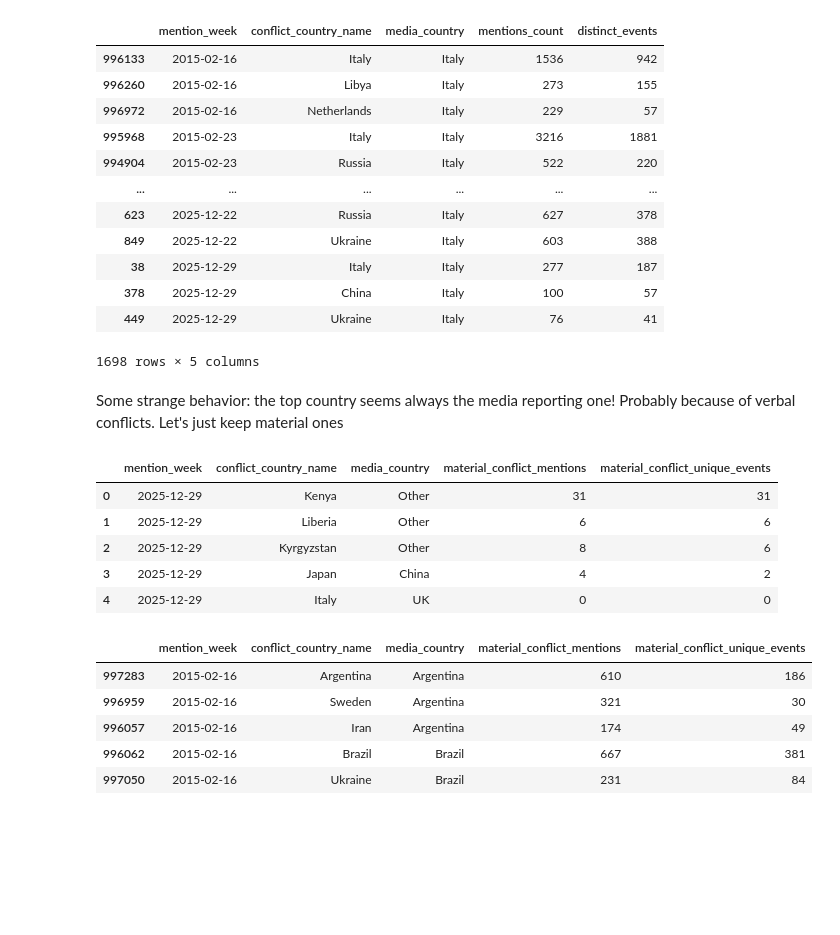
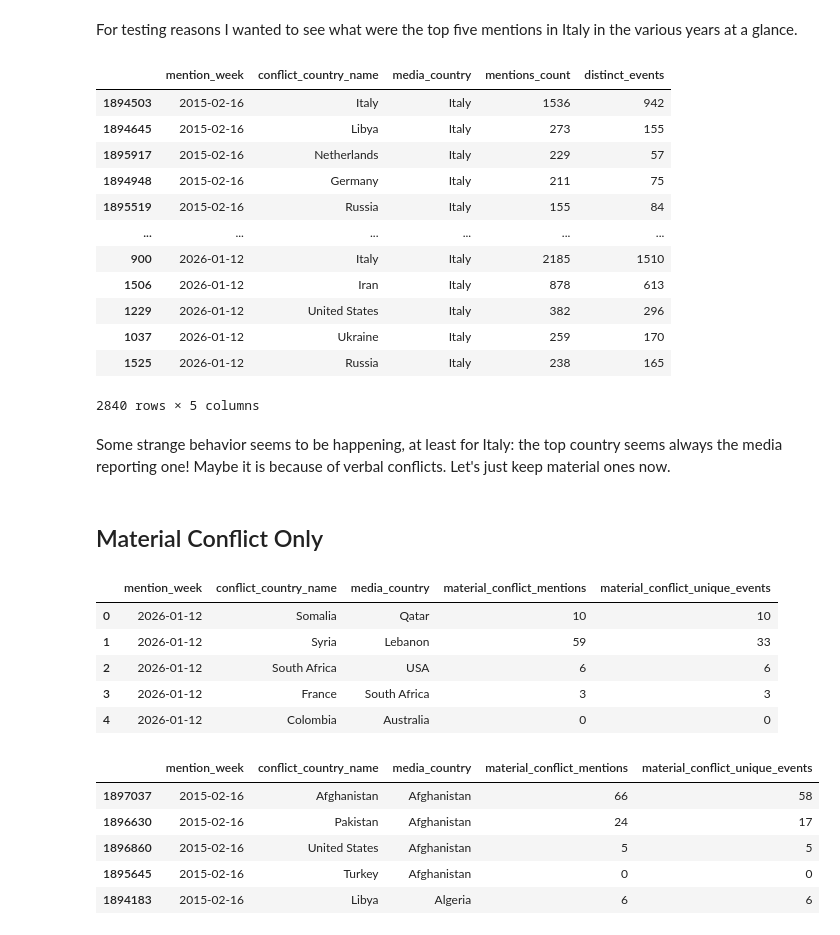
Before and after one commit to group-rho-dataviz/group-rho-dataviz.github.io, a Jupyter notebook: preprocessing/choropleth_map.ipynb, the cells around one changed output. Cells and saved outputs as stored; diff of their text form; code cells hidden in the pictures; blank space fills up the shorter version.

```diff
--- a/preprocessing/choropleth_map.ipynb
+++ b/preprocessing/choropleth_map.ipynb
@@ -289,4 +8,6 @@ fips_extension = {
-# %%
-# Create a fips dictionary that includes the extensions
-fips = {**fips_to_country, **fips_extension}
+# %%
+# Read json files from ../src/json/fips.json
+# FIPS 10-4 to Country Name mapping
+with open('../src/json/fips.json', 'r') as f:
+    fips = json.load(f)
 # %%
@@ -299,7 +20,11 @@ def code_to_country(code):
         raise ValueError(f"Invalid country code: {code}")
 # %%
 # Load the mentions dataset from data/GDELT/weekly_media_attention_query_class34_better_disambiguation.csv
-path_mentions = "../data/GDELT/weekly_media_attention_query_class34_better_disambiguation.csv"
+# The old dataset
+# path_mentions = "../data/GDELT/weekly_media_attention_query_class34_better_disambiguation.csv"
+
+# The new one
+path_mentions = "../data/GDELT/2026_weekly_media_attention_query_class34_better_disambiguation.csv"
 df_mentions = pd.read_csv(path_mentions)
 
 # Display the first few rows of the dataframe
@@ -369,6 +105,7 @@ df_mentions_filtered.head()
 # %%
-# For each 'media_country' and 'mention_week', keep the 3 rows with the highest 'mentions_count'
-df_top_mentions = df_mentions_filtered.sort_values('mentions_count', ascending=False).groupby(['media_country', 'mention_week']).head(3)
+# For each 'media_country' and 'mention_week', keep the 5 rows with the highest 'mentions_count'
+n = 5
+df_top_mentions = df_mentions_filtered.sort_values('mentions_count', ascending=False).groupby(['media_country', 'mention_week']).head(n)
 df_top_mentions.head()
 # %% [output]
 |  | mention_week | conflict_country_name | media_country | mentions_count | distinct_events |
@@ -391,43 +128,48 @@ df_top_mentions.head()
+# %% [markdown]
+For testing reasons I wanted to see what were the top five mentions in Italy in the various years at a glance.
 # %%
 # Find rows where 'media_country' is 'Italy' and print them
 df_top_mentions[df_top_mentions['media_country'] == 'Italy']
 # %% [output]
 |  | mention_week | conflict_country_name | media_country | mentions_count | distinct_events |
-| 996133 | 2015-02-16 | Italy | Italy | 1536 | 942 |
-| 996260 | 2015-02-16 | Libya | Italy | 273 | 155 |
-| 996972 | 2015-02-16 | Netherlands | Italy | 229 | 57 |
-| 995968 | 2015-02-23 | Italy | Italy | 3216 | 1881 |
-| 994904 | 2015-02-23 | Russia | Italy | 522 | 220 |
+| 1894503 | 2015-02-16 | Italy | Italy | 1536 | 942 |
+| 1894645 | 2015-02-16 | Libya | Italy | 273 | 155 |
+| 1895917 | 2015-02-16 | Netherlands | Italy | 229 | 57 |
+| 1894948 | 2015-02-16 | Germany | Italy | 211 | 75 |
+| 1895519 | 2015-02-16 | Russia | Italy | 155 | 84 |
 | ... | ... | ... | ... | ... | ... |
-| 623 | 2025-12-22 | Russia | Italy | 627 | 378 |
-| 849 | 2025-12-22 | Ukraine | Italy | 603 | 388 |
-| 38 | 2025-12-29 | Italy | Italy | 277 | 187 |
-| 378 | 2025-12-29 | China | Italy | 100 | 57 |
-| 449 | 2025-12-29 | Ukraine | Italy | 76 | 41 |
+| 900 | 2026-01-12 | Italy | Italy | 2185 | 1510 |
+| 1506 | 2026-01-12 | Iran | Italy | 878 | 613 |
+| 1229 | 2026-01-12 | United States | Italy | 382 | 296 |
+| 1037 | 2026-01-12 | Ukraine | Italy | 259 | 170 |
+| 1525 | 2026-01-12 | Russia | Italy | 238 | 165 |
-1698 rows × 5 columns
+2840 rows × 5 columns
 # %% [markdown]
-Some strange behavior: the top country seems always the media reporting one! Probably because of verbal conflicts. Let's just keep material ones
+Some strange behavior seems to be happening, at least for Italy: the top country seems always the media reporting one!
+Maybe it is because of verbal conflicts. Let's just keep material ones now.
+# %% [markdown]
+## Material Conflict Only
 # %%
 columns_to_keep = ['mention_week', 'conflict_country_name', 'media_country', 'material_conflict_mentions', 'material_conflict_unique_events']
 df_mentions_filtered_material = df_mentions[columns_to_keep]
 df_mentions_filtered_material.head()
 # %% [output]
 |  | mention_week | conflict_country_name | media_country | material_conflict_mentions | material_conflict_unique_events |
-| 0 | 2025-12-29 | Kenya | Other | 31 | 31 |
-| 1 | 2025-12-29 | Liberia | Other | 6 | 6 |
-| 2 | 2025-12-29 | Kyrgyzstan | Other | 8 | 6 |
-| 3 | 2025-12-29 | Japan | China | 4 | 2 |
-| 4 | 2025-12-29 | Italy | UK | 0 | 0 |
+| 0 | 2026-01-12 | Somalia | Qatar | 10 | 10 |
+| 1 | 2026-01-12 | Syria | Lebanon | 59 | 33 |
+| 2 | 2026-01-12 | South Africa | USA | 6 | 6 |
+| 3 | 2026-01-12 | France | South Africa | 3 | 3 |
+| 4 | 2026-01-12 | Colombia | Australia | 0 | 0 |
 # %%
-df_top_mentions = df_mentions_filtered_material.sort_values('material_conflict_mentions', ascending=False).groupby(['media_country', 'mention_week']).head(3)
-df_top_mentions = df_top_mentions.sort_values(by=['mention_week', 'media_country'])
-df_top_mentions.head()
+df_top_mentions_material = df_mentions_filtered_material.sort_values('material_conflict_mentions', ascending=False).groupby(['media_country', 'mention_week']).head(n)
+df_top_mentions_material = df_top_mentions_material.sort_values(by=['mention_week', 'media_country'])
+df_top_mentions_material.head()
 # %% [output]
 |  | mention_week | conflict_country_name | media_country | material_conflict_mentions | material_conflict_unique_events |
-| 997283 | 2015-02-16 | Argentina | Argentina | 610 | 186 |
-| 996959 | 2015-02-16 | Sweden | Argentina | 321 | 30 |
-| 996057 | 2015-02-16 | Iran | Argentina | 174 | 49 |
-| 996062 | 2015-02-16 | Brazil | Brazil | 667 | 381 |
-| 997050 | 2015-02-16 | Ukraine | Brazil | 231 | 84 |
+| 1897037 | 2015-02-16 | Afghanistan | Afghanistan | 66 | 58 |
+| 1896630 | 2015-02-16 | Pakistan | Afghanistan | 24 | 17 |
+| 1896860 | 2015-02-16 | United States | Afghanistan | 5 | 5 |
+| 1895645 | 2015-02-16 | Turkey | Afghanistan | 0 | 0 |
+| 1894183 | 2015-02-16 | Libya | Algeria | 6 | 6 |
 # %%
 # List of media_country:
```
Also changed, not shown: parts of 57 cells of this notebook, 9 other files.
